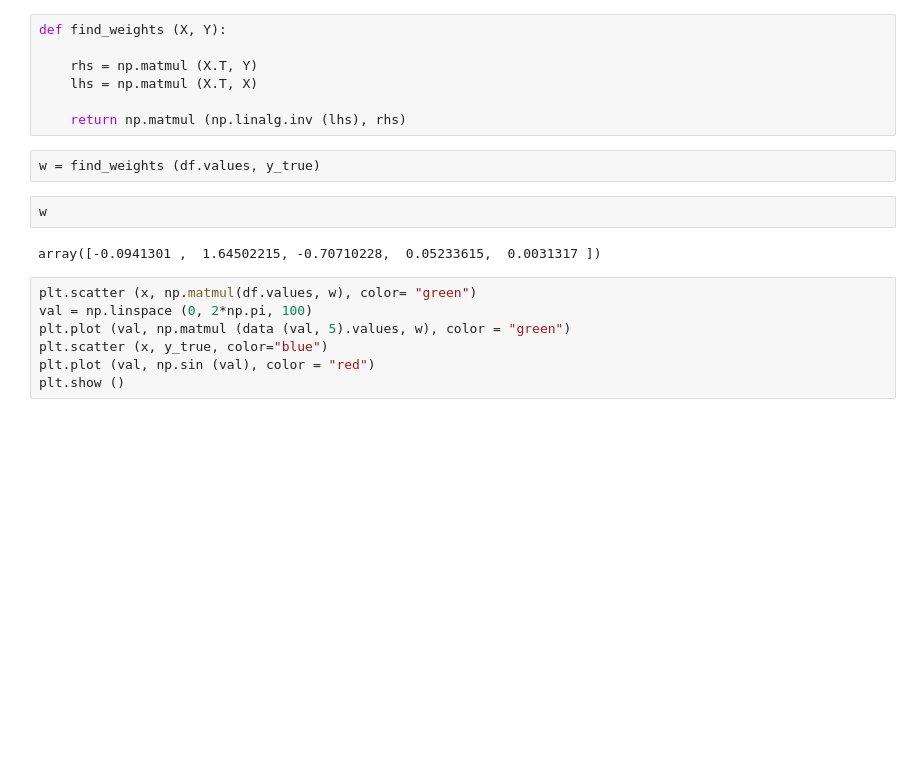
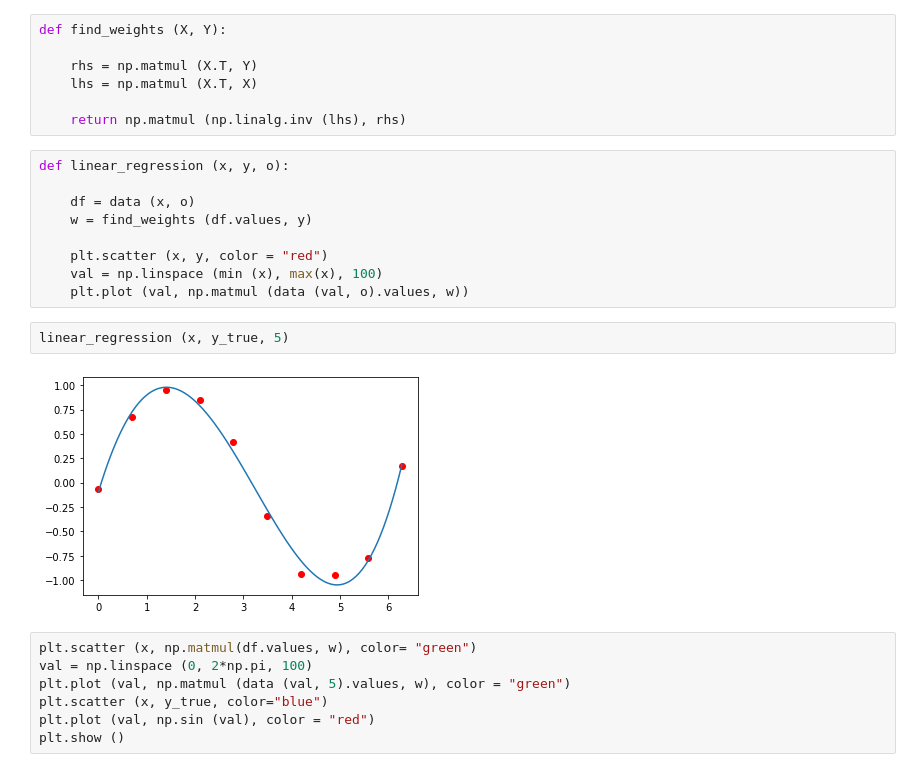
Before and after one commit to AnkitDimri/Machine-Learning, a Jupyter notebook: Linear-regression-sine-matrix.ipynb, the cells around one changed output. Drawn from its saved outputs; the diff is of its cells as text; blank space fills up the shorter version.

```diff
--- a/Linear-regression-sine-matrix.ipynb
+++ b/Linear-regression-sine-matrix.ipynb
@@ -54,12 +54,19 @@ def find_weights (X, Y):
     lhs = np.matmul (X.T, X)
 
     return np.matmul (np.linalg.inv (lhs), rhs)
-# %%
-w = find_weights (df.values, y_true)
-# %%
-w
-# %% [output]
-array([-0.0941301 ,  1.64502215, -0.70710228,  0.05233615,  0.0031317 ])
+# %%
+def linear_regression (x, y, o):
+
+    df = data (x, o)
+    w = find_weights (df.values, y)
+
+    plt.scatter (x, y, color = "red")
+    val = np.linspace (min (x), max(x), 100)
+    plt.plot (val, np.matmul (data (val, o).values, w))
+# %%
+linear_regression (x, y_true, 5)
+# %% [output]
+[figure, added]
 # %%
 plt.scatter (x, np.matmul(df.values, w), color= "green")
 val = np.linspace (0, 2*np.pi, 100)
```
